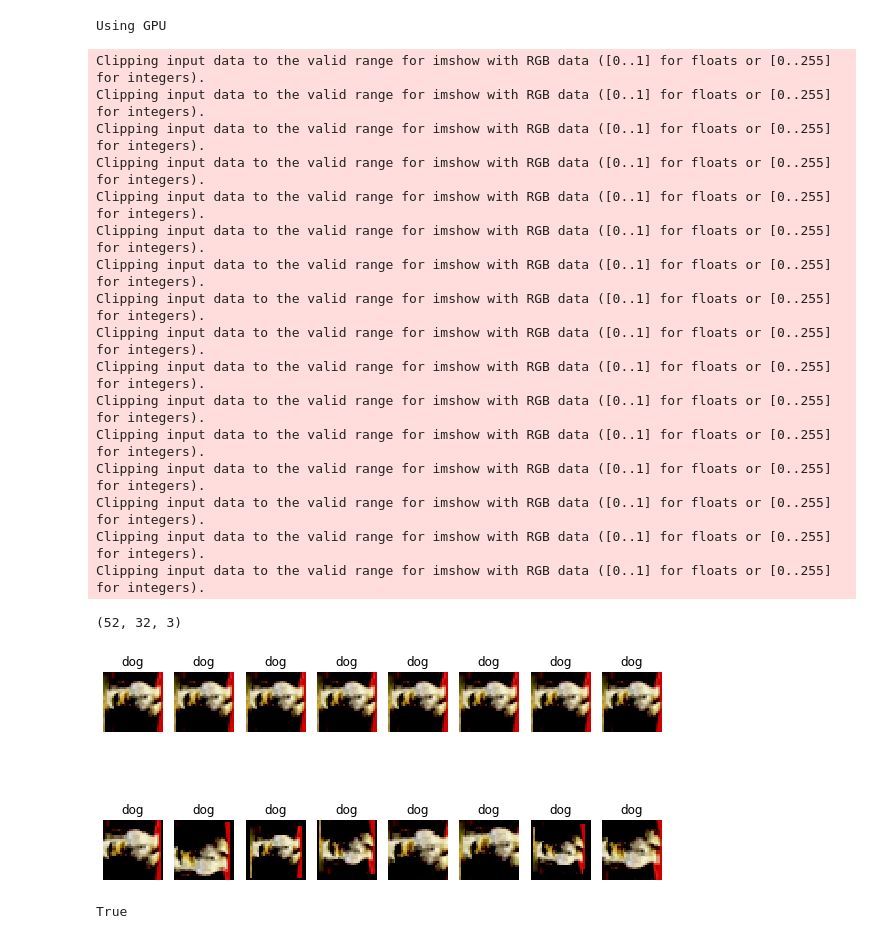
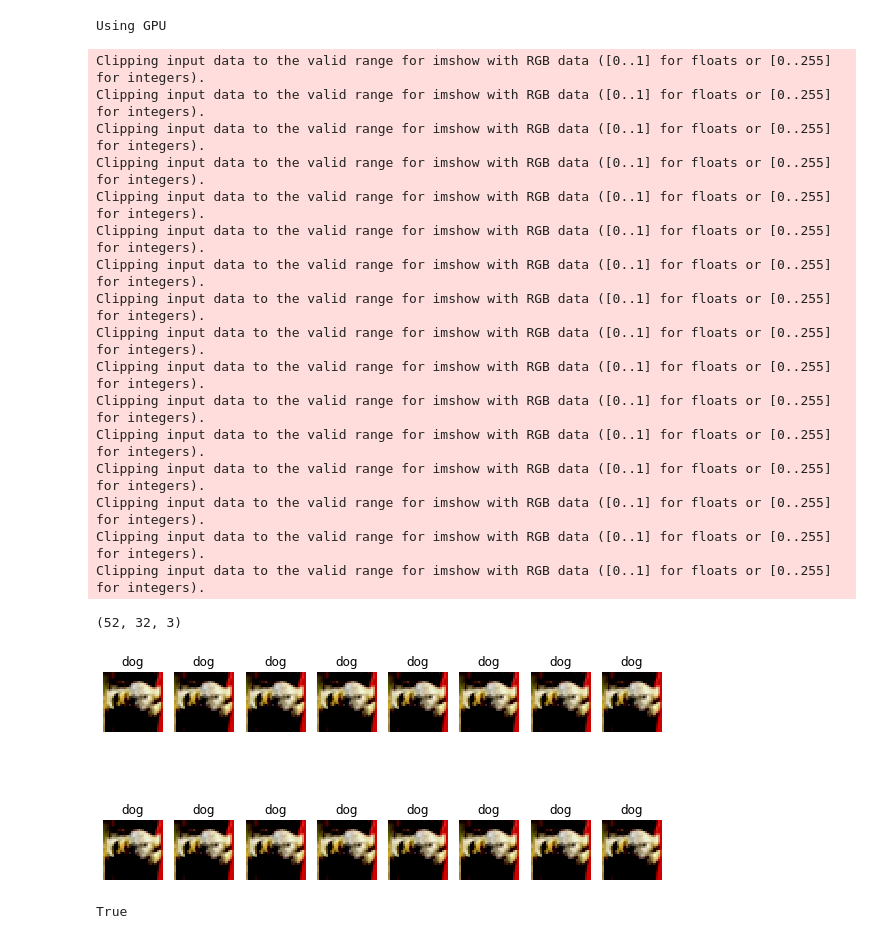
Before and after one commit to abf149/lab2-2022-abf149, a Jupyter notebook: workspace/lab2/lab2_sota_code.ipynb, the cells around one changed output. Saved outputs shown, nothing was run; the diff lists cells and outputs as text; code cells hidden in the pictures.

```diff
--- a/workspace/lab2/lab2_sota_code.ipynb
+++ b/workspace/lab2/lab2_sota_code.ipynb
@@ -60,7 +60,7 @@ class CIFAR10Dataset(Dataset):
 
     transform = transforms.Compose([
         #transforms.ToPILImage(),
-        transforms.RandomAffine(1.0,translate=(0.1,0.1),scale=(0.8,1.2)),
+        transforms.RandomAffine(0.2,translate=(0.02,0.02),scale=(0.95,1.05)),
         transforms.RandomHorizontalFlip()
         #transforms.RandomVerticalFlip()
         #transforms.ToTensor()
@@ -81,7 +81,7 @@ class CIFAR10Dataset(Dataset):
         if self.apply_transform:
             res = self.transform(self.samples[idx][0])
 
-            res = res + torch.normal(0, 255.0*0.001, size=(3,32,32))
+            res = res + torch.normal(0, 255.0*0.0002, size=(3,32,32))
 
         else:
             res = self.samples[idx][0]
@@ -96,7 +96,7 @@ trainset_noxform = CIFAR10Dataset(train_labels,train_images)
 trainset_noxform.apply_transform=False
 
 trainset_xform = CIFAR10Dataset(train_labels,train_images)
-trainset_xform.apply_transform=True
+trainset_xform.apply_transform=False
 
 trainloader = torch.utils.data.DataLoader(trainset_xform, batch_size=25, sampler=train_sampler, shuffle=False)
 
@@ -110,34 +110,34 @@ print(np.transpose(torch.nn.functional.pad(trainset_noxform[0][0],(10,10), "refl
 for idx in range(8):
     plt.subplot(2,8,idx+1)
     plt.imshow(np.transpose(trainset_noxform[1][0].numpy()))
     plt.title("%s" % (class_names[train_labels[1]]))
     plt.axis('off')
 
 # Transform
 for idx in range(8):
     plt.subplot(2,8,idx+9)
     plt.imshow(np.transpose(trainset_xform[1][0].numpy()))
     plt.title("%s" % (class_names[train_labels[1]]))
     plt.axis('off')
 # %% [output]
 Clipping input data to the valid range for imshow with RGB data ([0..1] for floats or [0..255] for integers).
 Clipping input data to the valid range for imshow with RGB data ([0..1] for floats or [0..255] for integers).
 Clipping input data to the valid range for imshow with RGB data ([0..1] for floats or [0..255] for integers).
 Clipping input data to the valid range for imshow with RGB data ([0..1] for floats or [0..255] for integers).
 Clipping input data to the valid range for imshow with RGB data ([0..1] for floats or [0..255] for integers).
 Clipping input data to the valid range for imshow with RGB data ([0..1] for floats or [0..255] for integers).
 Clipping input data to the valid range for imshow with RGB data ([0..1] for floats or [0..255] for integers).
 Clipping input data to the valid range for imshow with RGB data ([0..1] for floats or [0..255] for integers).
 Clipping input data to the valid range for imshow with RGB data ([0..1] for floats or [0..255] for integers).
 Clipping input data to the valid range for imshow with RGB data ([0..1] for floats or [0..255] for integers).
 Clipping input data to the valid range for imshow with RGB data ([0..1] for floats or [0..255] for integers).
 Clipping input data to the valid range for imshow with RGB data ([0..1] for floats or [0..255] for integers).
 Clipping input data to the valid range for imshow with RGB data ([0..1] for floats or [0..255] for integers).
 Clipping input data to the valid range for imshow with RGB data ([0..1] for floats or [0..255] for integers).
 Clipping input data to the valid range for imshow with RGB data ([0..1] for floats or [0..255] for integers).
 Clipping input data to the valid range for imshow with RGB data ([0..1] for floats or [0..255] for integers).
 (52, 32, 3)
-[figure, old version]
+[figure, new version]
 # %%
 np.any(trainset_noxform[0][0].numpy()>0)
 # %% [output]
```
Also changed, not shown: parts of 2 cells of this notebook, 1 other file.
